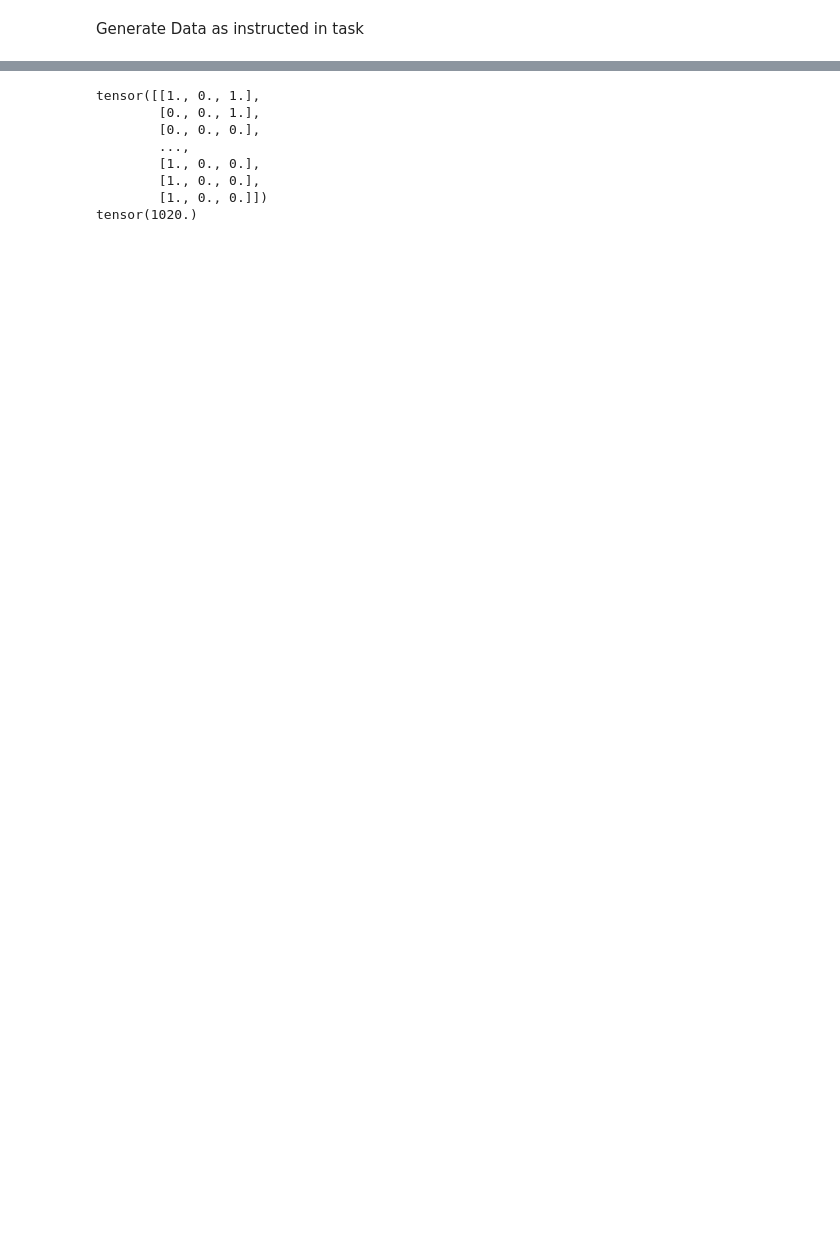
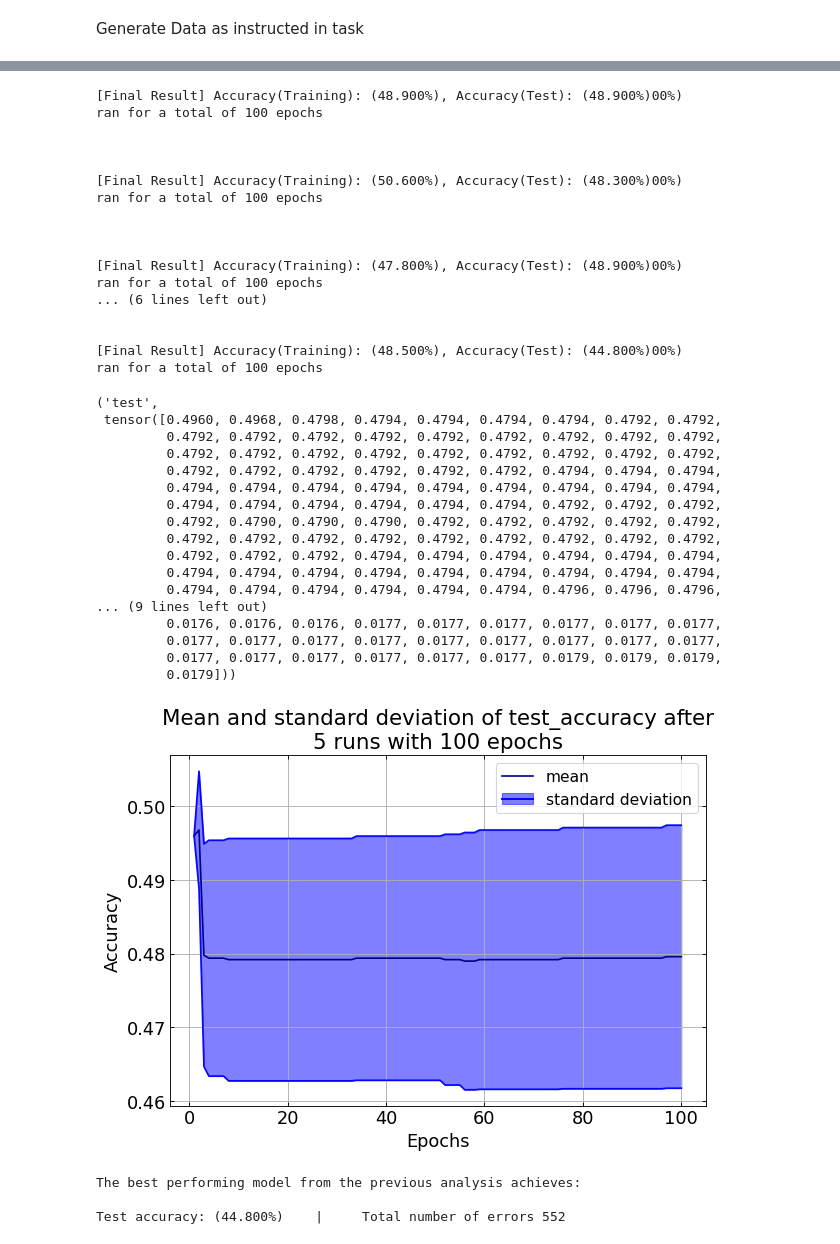
Before and after one commit to I-am-Rudi/DL_FinalProject, a Jupyter notebook: Project_2/testing.ipynb, the cells around one changed output, grey strips where cells are left out. Drawn from its saved outputs; the diff is of its cells as text; code cells hidden in the pictures; blank space fills up the shorter version.

```diff
--- a/Project_2/testing.ipynb
+++ b/Project_2/testing.ipynb
@@ -64,12 +25,58 @@ NameError: name 'model' is not defined
-# %%
-print(torch.cat((torch.round(output), target), 1))
-print((abs(torch.round(output) - target)).sum())
-# %% [output]
-tensor([[1., 0., 1.],
-        [0., 0., 1.],
-        [0., 0., 0.],
-        ...,
-        [1., 0., 0.],
-        [1., 0., 0.],
-        [1., 0., 0.]])
-tensor(1020.)
+# %%
+trial_name = "test"
+nb_trials = 5
+epochs = 100
+batch_size = 100
+learning_rate = 0.0001
+
+
+
+tt.run_analysis(model, architecture, data, nb_trials, epochs, device, batch_size=batch_size, lr = learning_rate, name = trial_name)
+# %% [output]
+[Final Result] Accuracy(Training): (48.900%), Accuracy(Test): (48.900%)00%)
+ran for a total of 100 epochs
+
+
+
+[Final Result] Accuracy(Training): (50.600%), Accuracy(Test): (48.300%)00%)
+ran for a total of 100 epochs
+
+
+
+[Final Result] Accuracy(Training): (47.800%), Accuracy(Test): (48.900%)00%)
+ran for a total of 100 epochs
+... (6 lines left out)
+
+
+[Final Result] Accuracy(Training): (48.500%), Accuracy(Test): (44.800%)00%)
+ran for a total of 100 epochs
+('test',
+ tensor([0.4960, 0.4968, 0.4798, 0.4794, 0.4794, 0.4794, 0.4794, 0.4792, 0.4792,
+         0.4792, 0.4792, 0.4792, 0.4792, 0.4792, 0.4792, 0.4792, 0.4792, 0.4792,
+         0.4792, 0.4792, 0.4792, 0.4792, 0.4792, 0.4792, 0.4792, 0.4792, 0.4792,
+         0.4792, 0.4792, 0.4792, 0.4792, 0.4792, 0.4792, 0.4794, 0.4794, 0.4794,
+         0.4794, 0.4794, 0.4794, 0.4794, 0.4794, 0.4794, 0.4794, 0.4794, 0.4794,
+         0.4794, 0.4794, 0.4794, 0.4794, 0.4794, 0.4794, 0.4792, 0.4792, 0.4792,
+         0.4792, 0.4790, 0.4790, 0.4790, 0.4792, 0.4792, 0.4792, 0.4792, 0.4792,
+         0.4792, 0.4792, 0.4792, 0.4792, 0.4792, 0.4792, 0.4792, 0.4792, 0.4792,
+         0.4792, 0.4792, 0.4792, 0.4794, 0.4794, 0.4794, 0.4794, 0.4794, 0.4794,
+         0.4794, 0.4794, 0.4794, 0.4794, 0.4794, 0.4794, 0.4794, 0.4794, 0.4794,
+         0.4794, 0.4794, 0.4794, 0.4794, 0.4794, 0.4794, 0.4796, 0.4796, 0.4796,
+... (9 lines left out)
+         0.0176, 0.0176, 0.0176, 0.0177, 0.0177, 0.0177, 0.0177, 0.0177, 0.0177,
+         0.0177, 0.0177, 0.0177, 0.0177, 0.0177, 0.0177, 0.0177, 0.0177, 0.0177,
+         0.0177, 0.0177, 0.0177, 0.0177, 0.0177, 0.0177, 0.0179, 0.0179, 0.0179,
+         0.0179]))
+[figure, added]
+# %%
+best_run = nn.load_model("best_model_" + trial_name + '_epochs_{}'.format(epochs))
+output = best_run(data[2])
+errors = tt.compute_nb_errors(output, data[3])
+accuracy = 1 - errors/(data[2].shape[0])
+
+print("The best performing model from the previous analysis achieves: \n")
+print("Test accuracy: ({:.3f}%)".format(100. * accuracy), "   |     Total number of errors {}".format(errors))
+# %% [output]
+The best performing model from the previous analysis achieves:
+
+Test accuracy: (44.800%)    |     Total number of errors 552
```
Also changed, not shown: parts of 8 cells of this notebook, 3 other files.
